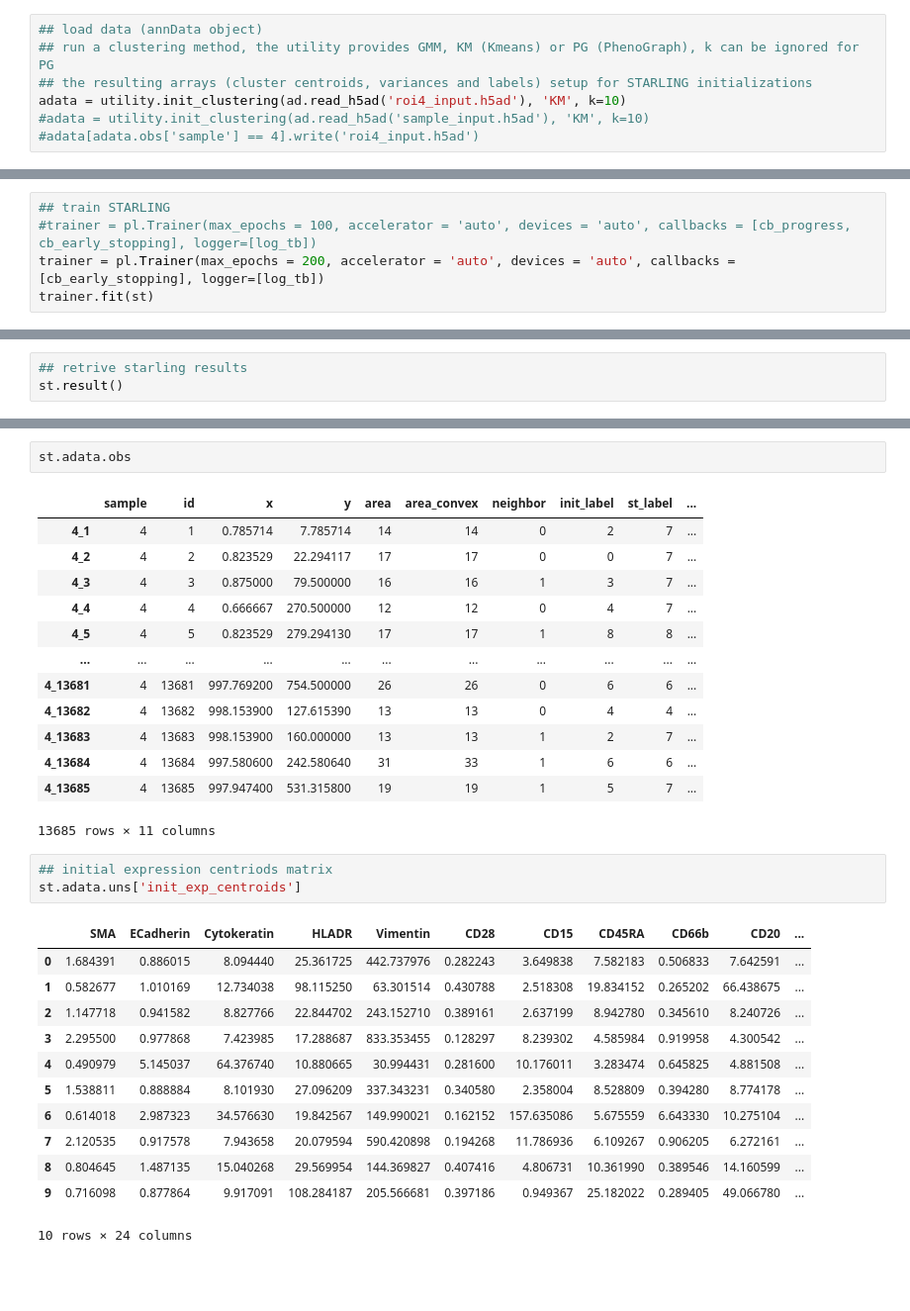
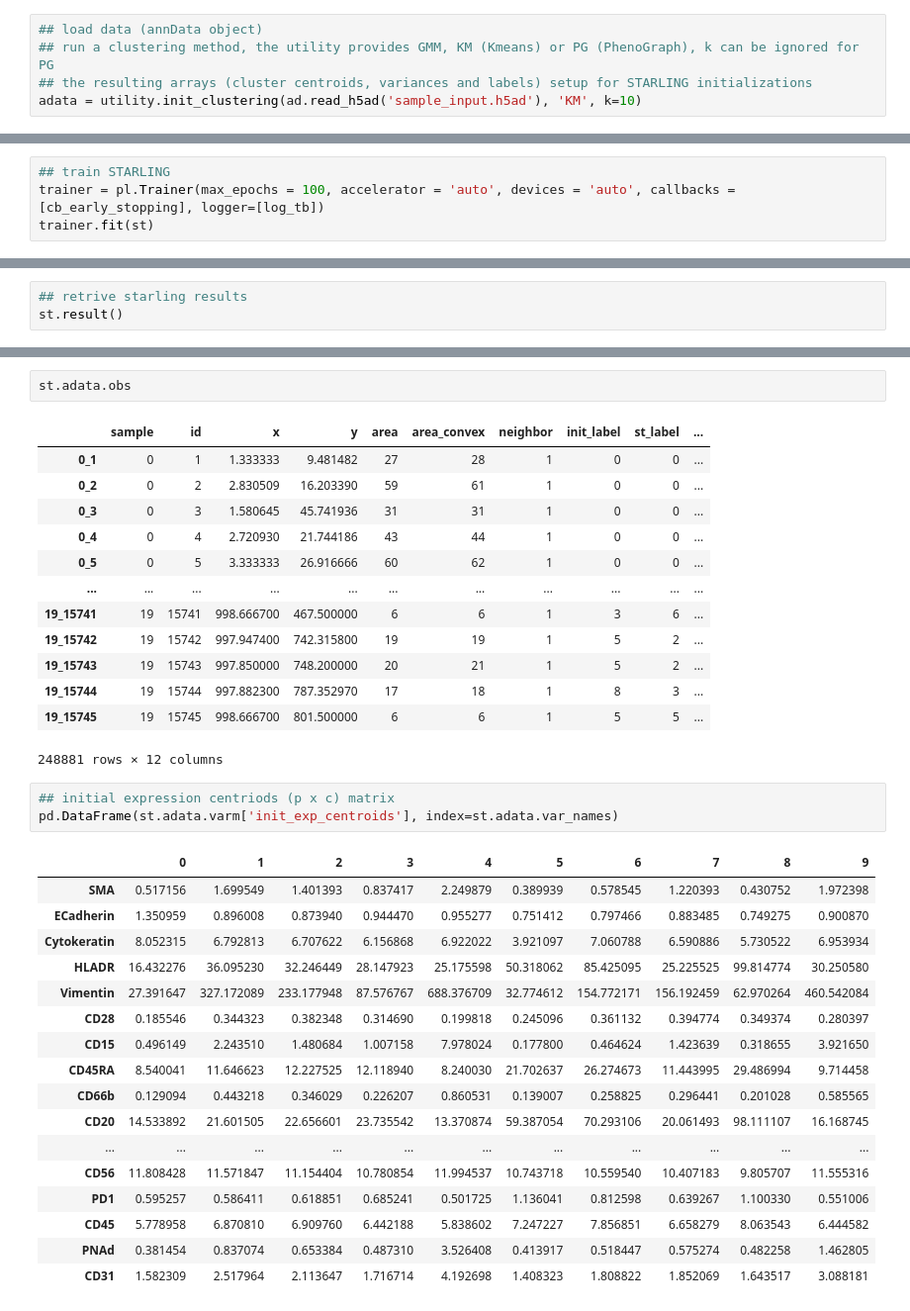
Before and after one commit to camlab-bioml/starling, a Jupyter notebook: tutorial.ipynb, the cells around one changed output, grey strips where cells are left out. Shown at 99% size. Saved outputs shown, nothing was run; the diff lists cells and outputs as text; blank space fills up the shorter version.

```diff
--- a/tutorial.ipynb
+++ b/tutorial.ipynb
@@ -14,9 +13,7 @@ import starling
 ## load data (annData object)
 ## run a clustering method, the utility provides GMM, KM (Kmeans) or PG (PhenoGraph), k can be ignored for PG
 ## the resulting arrays (cluster centroids, variances and labels) setup for STARLING initializations
-adata = utility.init_clustering(ad.read_h5ad('roi4_input.h5ad'), 'KM', k=10)
-#adata = utility.init_clustering(ad.read_h5ad('sample_input.h5ad'), 'KM', k=10)
-#adata[adata.obs['sample'] == 4].write('roi4_input.h5ad')
+adata = utility.init_clustering(ad.read_h5ad('sample_input.h5ad'), 'KM', k=10)
 # %%
 ## setup starling with initializations
 st = starling.ST(adata)
@@ -31,8 +25,7 @@ cb_early_stopping = EarlyStopping(monitor = 'train_loss', mode = 'min', verbose
 log_tb = TensorBoardLogger(save_dir = 'log')
 # %%
 ## train STARLING
-#trainer = pl.Trainer(max_epochs = 100, accelerator = 'auto', devices = 'auto', callbacks = [cb_progress, cb_early_stopping], logger=[log_tb])
-trainer = pl.Trainer(max_epochs = 200, accelerator = 'auto', devices = 'auto', callbacks = [cb_early_stopping], logger=[log_tb])
+trainer = pl.Trainer(max_epochs = 100, accelerator = 'auto', devices = 'auto', callbacks = [cb_early_stopping], logger=[log_tb])
 trainer.fit(st)
 # %% [output]
 GPU available: True (cuda), used: True
@@ -62,32 +59,37 @@ AnnData object with n_obs × n_vars = 13685 × 24
 st.adata.obs
 # %% [output]
 |  | sample | id | x | y | area | area_convex | neighbor | init_label | st_label | ... |
-| 4_1 | 4 | 1 | 0.785714 | 7.785714 | 14 | 14 | 0 | 2 | 7 | ... |
-| 4_2 | 4 | 2 | 0.823529 | 22.294117 | 17 | 17 | 0 | 0 | 7 | ... |
-| 4_3 | 4 | 3 | 0.875000 | 79.500000 | 16 | 16 | 1 | 3 | 7 | ... |
-| 4_4 | 4 | 4 | 0.666667 | 270.500000 | 12 | 12 | 0 | 4 | 7 | ... |
-| 4_5 | 4 | 5 | 0.823529 | 279.294130 | 17 | 17 | 1 | 8 | 8 | ... |
+| 0_1 | 0 | 1 | 1.333333 | 9.481482 | 27 | 28 | 1 | 0 | 0 | ... |
+| 0_2 | 0 | 2 | 2.830509 | 16.203390 | 59 | 61 | 1 | 0 | 0 | ... |
+| 0_3 | 0 | 3 | 1.580645 | 45.741936 | 31 | 31 | 1 | 0 | 0 | ... |
+| 0_4 | 0 | 4 | 2.720930 | 21.744186 | 43 | 44 | 1 | 0 | 0 | ... |
+| 0_5 | 0 | 5 | 3.333333 | 26.916666 | 60 | 62 | 1 | 0 | 0 | ... |
 | ... | ... | ... | ... | ... | ... | ... | ... | ... | ... | ... |
-| 4_13681 | 4 | 13681 | 997.769200 | 754.500000 | 26 | 26 | 0 | 6 | 6 | ... |
-| 4_13682 | 4 | 13682 | 998.153900 | 127.615390 | 13 | 13 | 0 | 4 | 4 | ... |
-| 4_13683 | 4 | 13683 | 998.153900 | 160.000000 | 13 | 13 | 1 | 2 | 7 | ... |
-| 4_13684 | 4 | 13684 | 997.580600 | 242.580640 | 31 | 33 | 1 | 6 | 6 | ... |
-| 4_13685 | 4 | 13685 | 997.947400 | 531.315800 | 19 | 19 | 1 | 5 | 7 | ... |
+| 19_15741 | 19 | 15741 | 998.666700 | 467.500000 | 6 | 6 | 1 | 3 | 6 | ... |
+| 19_15742 | 19 | 15742 | 997.947400 | 742.315800 | 19 | 19 | 1 | 5 | 2 | ... |
+| 19_15743 | 19 | 15743 | 997.850000 | 748.200000 | 20 | 21 | 1 | 5 | 2 | ... |
+| 19_15744 | 19 | 15744 | 997.882300 | 787.352970 | 17 | 18 | 1 | 8 | 3 | ... |
+| 19_15745 | 19 | 15745 | 998.666700 | 801.500000 | 6 | 6 | 1 | 5 | 5 | ... |
-13685 rows × 11 columns
+248881 rows × 12 columns
 # %%
-## initial expression centriods matrix
-st.adata.uns['init_exp_centroids']
+## initial expression centriods (p x c) matrix
+pd.DataFrame(st.adata.varm['init_exp_centroids'], index=st.adata.var_names)
 # %% [output]
-|  | SMA | ECadherin | Cytokeratin | HLADR | Vimentin | CD28 | CD15 | CD45RA | CD66b | CD20 | ... |
-| 0 | 1.684391 | 0.886015 | 8.094440 | 25.361725 | 442.737976 | 0.282243 | 3.649838 | 7.582183 | 0.506833 | 7.642591 | ... |
-| 1 | 0.582677 | 1.010169 | 12.734038 | 98.115250 | 63.301514 | 0.430788 | 2.518308 | 19.834152 | 0.265202 | 66.438675 | ... |
-| 2 | 1.147718 | 0.941582 | 8.827766 | 22.844702 | 243.152710 | 0.389161 | 2.637199 | 8.942780 | 0.345610 | 8.240726 | ... |
-| 3 | 2.295500 | 0.977868 | 7.423985 | 17.288687 | 833.353455 | 0.128297 | 8.239302 | 4.585984 | 0.919958 | 4.300542 | ... |
-| 4 | 0.490979 | 5.145037 | 64.376740 | 10.880665 | 30.994431 | 0.281600 | 10.176011 | 3.283474 | 0.645825 | 4.881508 | ... |
-| 5 | 1.538811 | 0.888884 | 8.101930 | 27.096209 | 337.343231 | 0.340580 | 2.358004 | 8.528809 | 0.394280 | 8.774178 | ... |
-| 6 | 0.614018 | 2.987323 | 34.576630 | 19.842567 | 149.990021 | 0.162152 | 157.635086 | 5.675559 | 6.643330 | 10.275104 | ... |
-| 7 | 2.120535 | 0.917578 | 7.943658 | 20.079594 | 590.420898 | 0.194268 | 11.786936 | 6.109267 | 0.906205 | 6.272161 | ... |
-| 8 | 0.804645 | 1.487135 | 15.040268 | 29.569954 | 144.369827 | 0.407416 | 4.806731 | 10.361990 | 0.389546 | 14.160599 | ... |
-| 9 | 0.716098 | 0.877864 | 9.917091 | 108.284187 | 205.566681 | 0.397186 | 0.949367 | 25.182022 | 0.289405 | 49.066780 | ... |
+|  | 0 | 1 | 2 | 3 | 4 | 5 | 6 | 7 | 8 | 9 |
+| SMA | 0.517156 | 1.699549 | 1.401393 | 0.837417 | 2.249879 | 0.389939 | 0.578545 | 1.220393 | 0.430752 | 1.972398 |
+| ECadherin | 1.350959 | 0.896008 | 0.873940 | 0.944470 | 0.955277 | 0.751412 | 0.797466 | 0.883485 | 0.749275 | 0.900870 |
+| Cytokeratin | 8.052315 | 6.792813 | 6.707622 | 6.156868 | 6.922022 | 3.921097 | 7.060788 | 6.590886 | 5.730522 | 6.953934 |
+| HLADR | 16.432276 | 36.095230 | 32.246449 | 28.147923 | 25.175598 | 50.318062 | 85.425095 | 25.225525 | 99.814774 | 30.250580 |
+| Vimentin | 27.391647 | 327.172089 | 233.177948 | 87.576767 | 688.376709 | 32.774612 | 154.772171 | 156.192459 | 62.970264 | 460.542084 |
+| CD28 | 0.185546 | 0.344323 | 0.382348 | 0.314690 | 0.199818 | 0.245096 | 0.361132 | 0.394774 | 0.349374 | 0.280397 |
+| CD15 | 0.496149 | 2.243510 | 1.480684 | 1.007158 | 7.978024 | 0.177800 | 0.464624 | 1.423639 | 0.318655 | 3.921650 |
+| CD45RA | 8.540041 | 11.646623 | 12.227525 | 12.118940 | 8.240030 | 21.702637 | 26.274673 | 11.443995 | 29.486994 | 9.714458 |
+| CD66b | 0.129094 | 0.443218 | 0.346029 | 0.226207 | 0.860531 | 0.139007 | 0.258825 | 0.296441 | 0.201028 | 0.585565 |
+| CD20 | 14.533892 | 21.601505 | 22.656601 | 23.735542 | 13.370874 | 59.387054 | 70.293106 | 20.061493 | 98.111107 | 16.168745 |
+| ... | ... | ... | ... | ... | ... | ... | ... | ... | ... | ... |
+| CD56 | 11.808428 | 11.571847 | 11.154404 | 10.780854 | 11.994537 | 10.743718 | 10.559540 | 10.407183 | 9.805707 | 11.555316 |
+| PD1 | 0.595257 | 0.586411 | 0.618851 | 0.685241 | 0.501725 | 1.136041 | 0.812598 | 0.639267 | 1.100330 | 0.551006 |
+| CD45 | 5.778958 | 6.870810 | 6.909760 | 6.442188 | 5.838602 | 7.247227 | 7.856851 | 6.658279 | 8.063543 | 6.444582 |
+| PNAd | 0.381454 | 0.837074 | 0.653384 | 0.487310 | 3.526408 | 0.413917 | 0.518447 | 0.575274 | 0.482258 | 1.462805 |
+| CD31 | 1.582309 | 2.517964 | 2.113647 | 1.716714 | 4.192698 | 1.408323 | 1.808822 | 1.852069 | 1.643517 | 3.088181 |
-10 rows × 24 columns
 # %%
```
Also changed, not shown: parts of 7 cells of this notebook, 2 other files.
